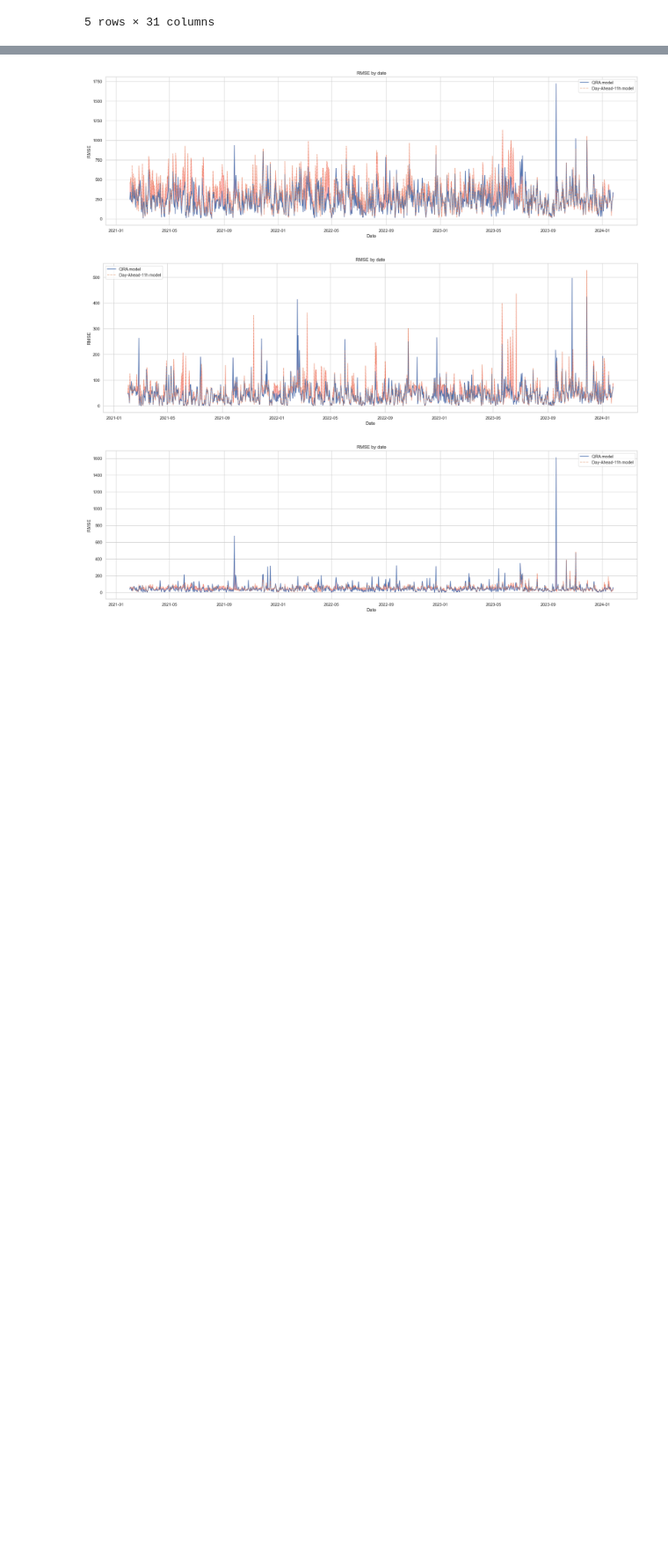
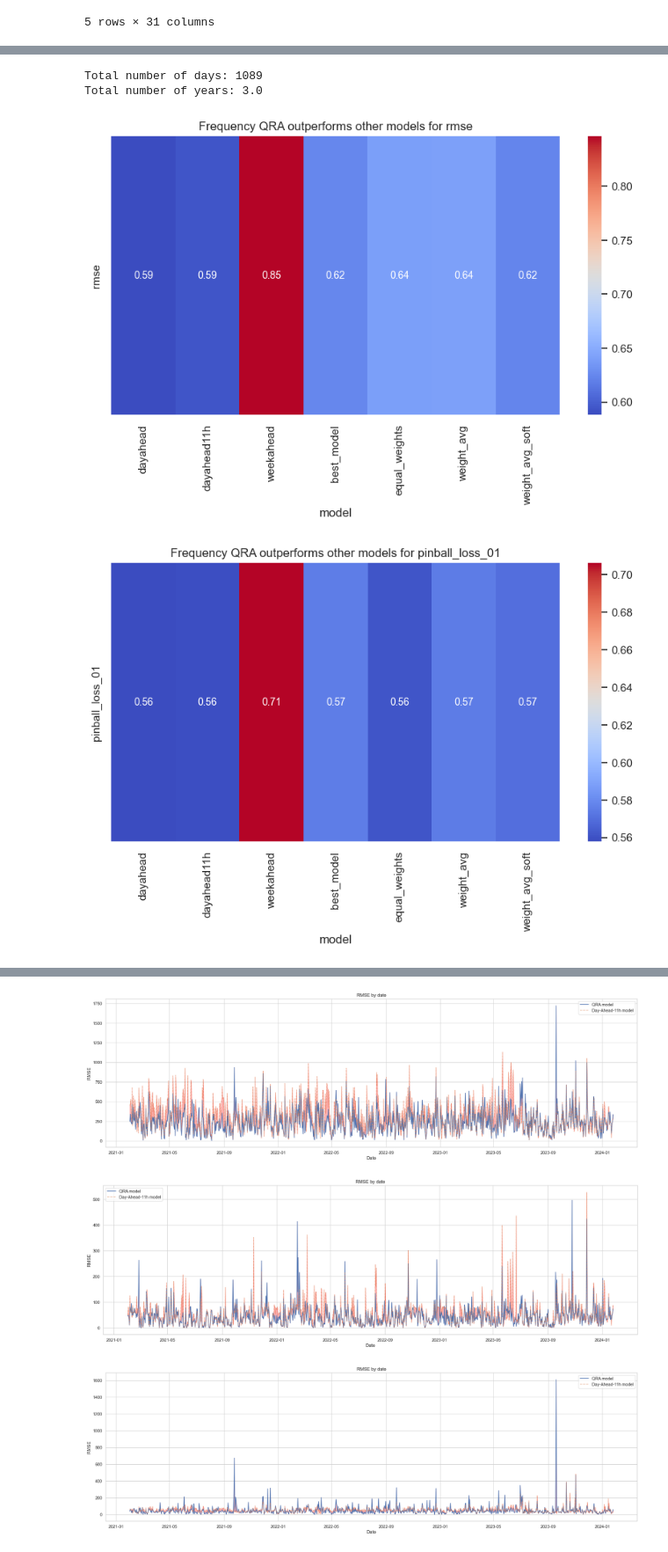
Before and after one commit to giobbu/Elia-Colab-Forecast, a Jupyter notebook: notebooks_module_probabilistic_forecasting/01_analysis_results_forecasters_comparison.ipynb, the cells around one changed output, grey strips where cells are left out. Shown at 88% size. Saved outputs shown, nothing was run; the diff lists cells and outputs as text; code cells hidden in the pictures; blank space fills up the shorter version.

Commit message:
add results analysis

```diff
--- a/notebooks_module_probabilistic_forecasting/01_analysis_results_forecasters_comparison.ipynb
+++ b/notebooks_module_probabilistic_forecasting/01_analysis_results_forecasters_comparison.ipynb
@@ -448,0 +371,34 @@ QRA is better than weight avg soft: 0.6 % of the time
+# %%
+print('Total number of days:', len(rmse_list_QRA))
+print('Total number of years:', len(rmse_list_QRA_month_year)/12)
+print(' ')
+
+# create dataframe with the frequency results with header 'QRA over model'
+df_freq = pd.DataFrame({
+    'model': ['dayahead', 'dayahead11h', 'weekahead', 'best_model', 'equal_weights', 'weight_avg', 'weight_avg_soft'],
+    'rmse': [sum(list_QRA_over_dayahead)/len(list_QRA_over_dayahead), sum(list_QRA_over_dayahead11h)/len(list_QRA_over_dayahead11h), sum(list_QRA_over_weekahead)/len(list_QRA_over_weekahead), sum(list_QRA_over_best)/len(list_QRA_over_best), sum(list_QRA_over_equal_weights)/len(list_QRA_over_equal_weights), sum(list_QRA_over_weight_avg)/len(list_QRA_over_weight_avg), sum(list_QRA_over_weight_avg_soft)/len(list_QRA_over_weight_avg_soft)],
+    'pinball_loss_01': [sum(list_QRA_over_dayahead_01)/len(list_QRA_over_dayahead_01), sum(list_QRA_over_dayahead11h_01)/len(list_QRA_over_dayahead11h_01), sum(list_QRA_over_weekahead_01)/len(list_QRA_over_weekahead_01), sum(list_QRA_over_best_01)/len(list_QRA_over_best_01), sum(list_QRA_over_equal_weights_01)/len(list_QRA_over_equal_weights_01), sum(list_QRA_over_weight_avg_01)/len(list_QRA_over_weight_avg_01), sum(list_QRA_over_weight_avg_soft_01)/len(list_QRA_over_weight_avg_soft_01)],
+    'pinball_loss_09': [sum(list_QRA_over_dayahead_09)/len(list_QRA_over_dayahead_09), sum(list_QRA_over_dayahead11h_09)/len(list_QRA_over_dayahead11h_09), sum(list_QRA_over_weekahead_09)/len(list_QRA_over_weekahead_09), sum(list_QRA_over_best_09)/len(list_QRA_over_best_09), sum(list_QRA_over_equal_weights_09)/len(list_QRA_over_equal_weights_09), sum(list_QRA_over_weight_avg_09)/len(list_QRA_over_weight_avg_09), sum(list_QRA_over_weight_avg_soft_09)/len(list_QRA_over_weight_avg_soft_09)]
+})
+df_freq
+
+# plot heatmap
+import seaborn as sns
+import matplotlib.pyplot as plt
+
+def plot_heatmap(df, title):
+    plt.figure(figsize=(10, 5))
+    sns.heatmap(df.set_index('model').T, annot=True, cmap='coolwarm', fmt=".2f", annot_kws={"size": 10})
+    plt.title(title)
+    # save figure
+    plt.savefig(f'{col}_frequency.png', dpi=300, bbox_inches='tight')
+    plt.show()
+
+for col in df_freq.columns:
+    if col != 'model':
+        plot_heatmap(df_freq[['model', col]], title=f'Frequency QRA outperforms other models for {col}')
+# %% [output]
+Total number of days: 1089
+Total number of years: 3.0
+[figure, added]
+[figure, added]
```
Also changed, not shown: parts of 4 cells of this notebook, 7 other files.
